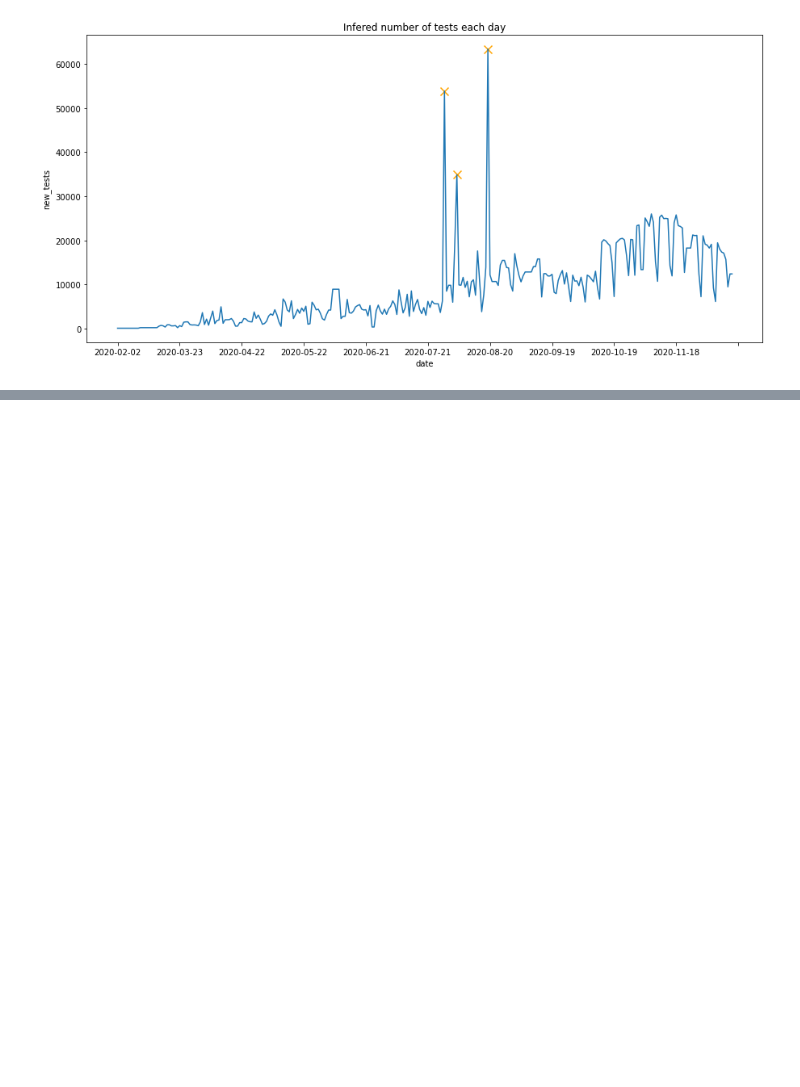
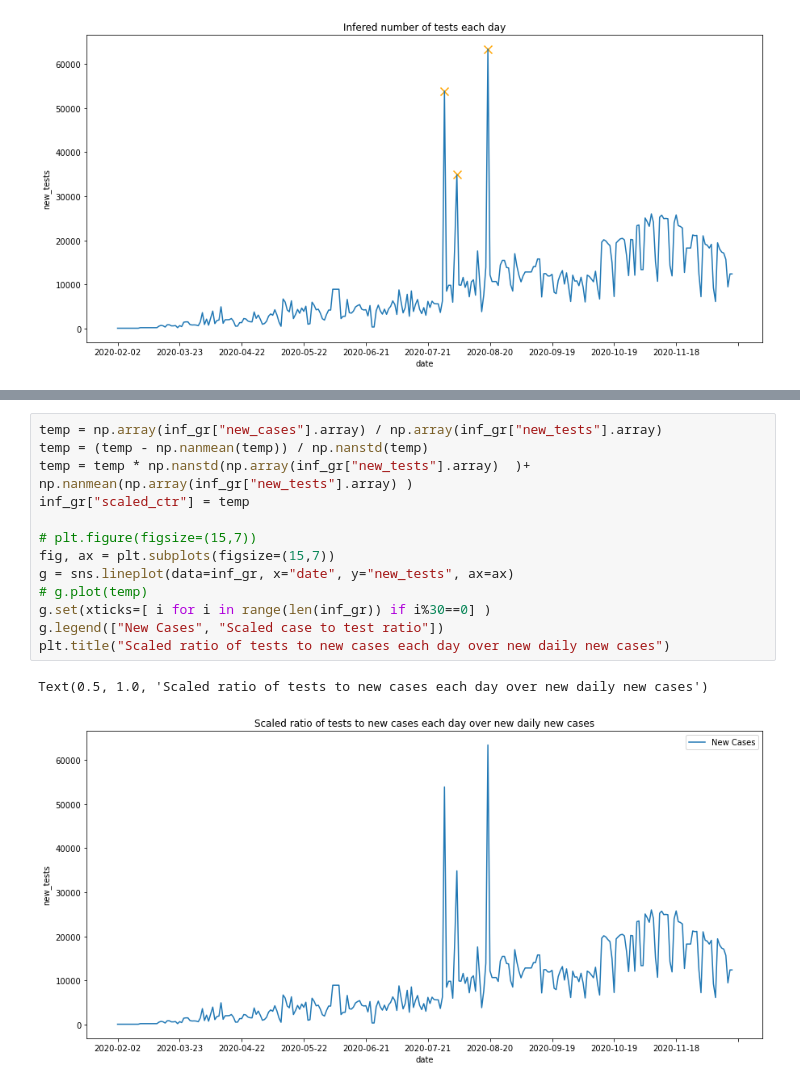
Before and after one commit to fivoskal/greece-covid-data-representation, a Jupyter notebook: owid.ipynb, the cells around one changed output, grey strips where cells are left out. Saved outputs shown, nothing was run; the diff lists cells and outputs as text; blank space fills up the shorter version.

```diff
--- a/owid.ipynb
+++ b/owid.ipynb
@@ -137,0 +150,16 @@ Text(0.5, 1.0, 'Infered number of tests each day')
+# %%
+temp = np.array(inf_gr["new_cases"].array) / np.array(inf_gr["new_tests"].array)
+temp = (temp - np.nanmean(temp)) / np.nanstd(temp)
+temp = temp * np.nanstd(np.array(inf_gr["new_tests"].array)  )+ np.nanmean(np.array(inf_gr["new_tests"].array) )
+inf_gr["scaled_ctr"] = temp
+
+# plt.figure(figsize=(15,7))
+fig, ax = plt.subplots(figsize=(15,7))
+g = sns.lineplot(data=inf_gr, x="date", y="new_tests", ax=ax)
+# g.plot(temp)
+g.set(xticks=[ i for i in range(len(inf_gr)) if i%30==0] )
+g.legend(["New Cases", "Scaled case to test ratio"])
+plt.title("Scaled ratio of tests to new cases each day over new daily new cases")
+# %% [output]
+Text(0.5, 1.0, 'Scaled ratio of tests to new cases each day over new daily new cases')
+[figure, added]
```
Also changed, not shown: parts of 3 cells of this notebook.
